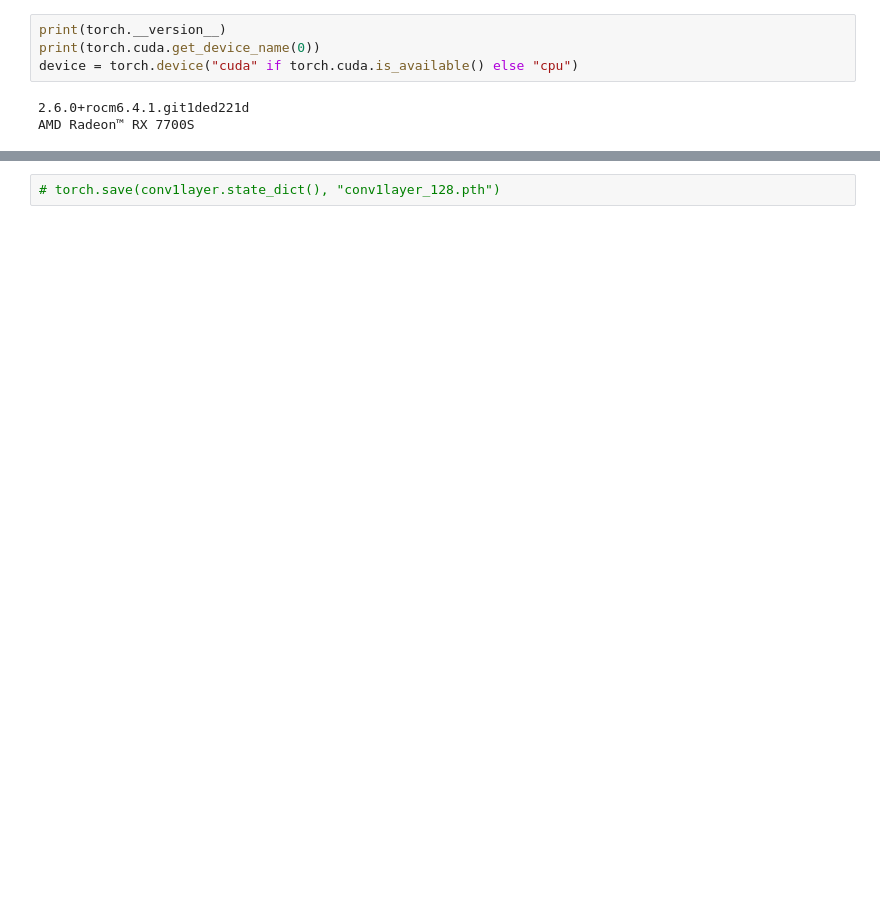
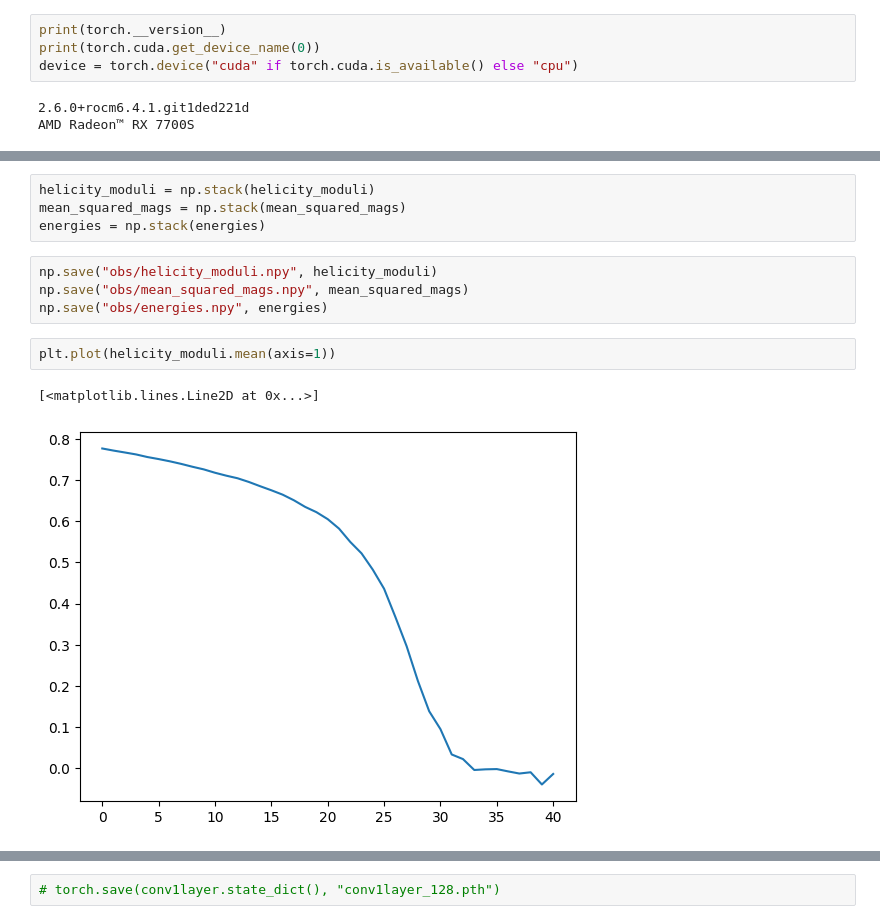
Before and after one commit to amshak01/XY-Contour-Deformations, a Jupyter notebook: deformations.ipynb, the cells around one changed output, grey strips where cells are left out. Saved outputs shown, nothing was run; the diff lists cells and outputs as text; blank space fills up the shorter version.

```diff
--- a/deformations.ipynb
+++ b/deformations.ipynb
@@ -50,0 +132,13 @@ val_single_file_ds = BinFileDataset(
+# %%
+helicity_moduli = np.stack(helicity_moduli)
+mean_squared_mags = np.stack(mean_squared_mags)
+energies = np.stack(energies)
+# %%
+np.save("obs/helicity_moduli.npy", helicity_moduli)
+np.save("obs/mean_squared_mags.npy", mean_squared_mags)
+np.save("obs/energies.npy", energies)
+# %%
+plt.plot(helicity_moduli.mean(axis=1))
+# %% [output]
+[<matplotlib.lines.Line2D at 0x...>]
+[figure, added]
```
Also changed, not shown: parts of 49 cells of this notebook, 40 other files.
